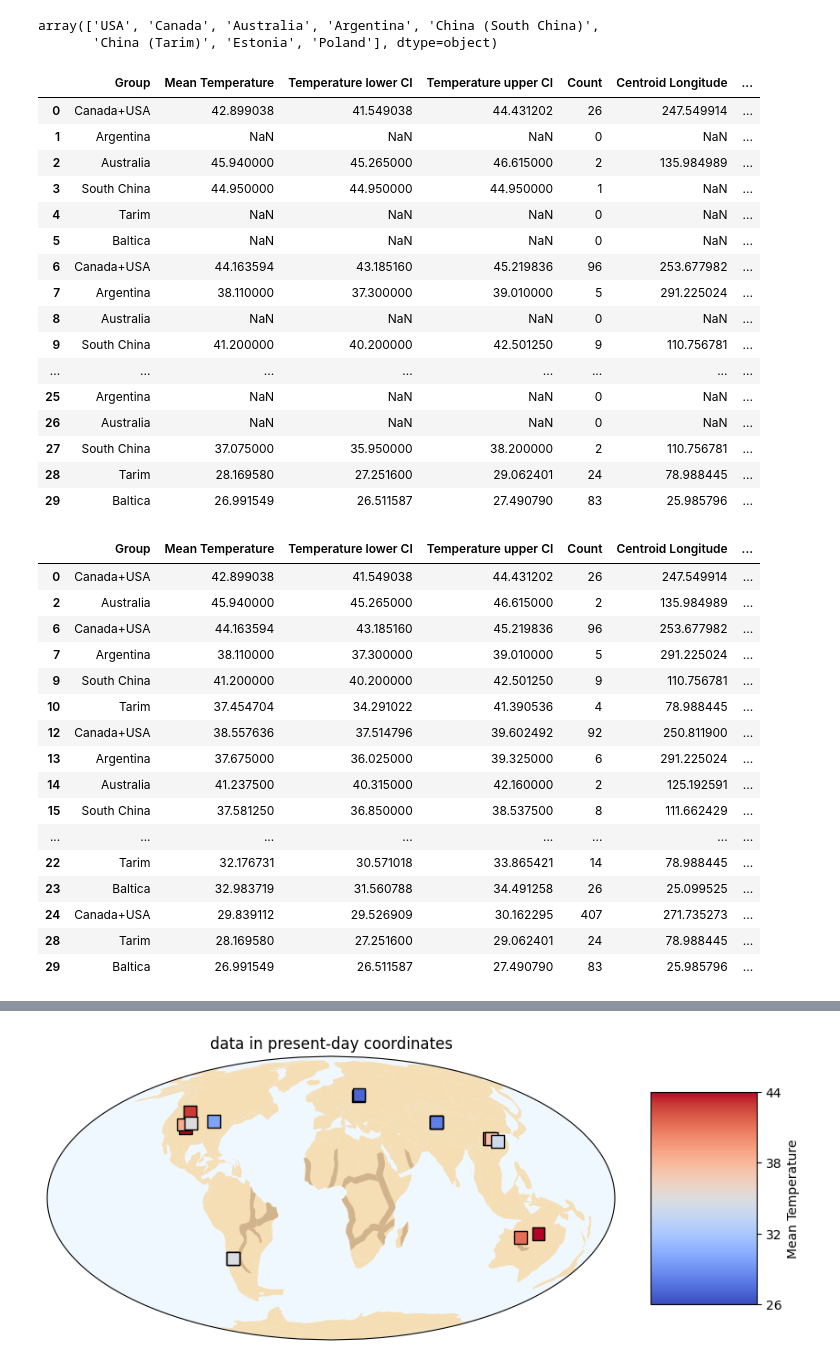
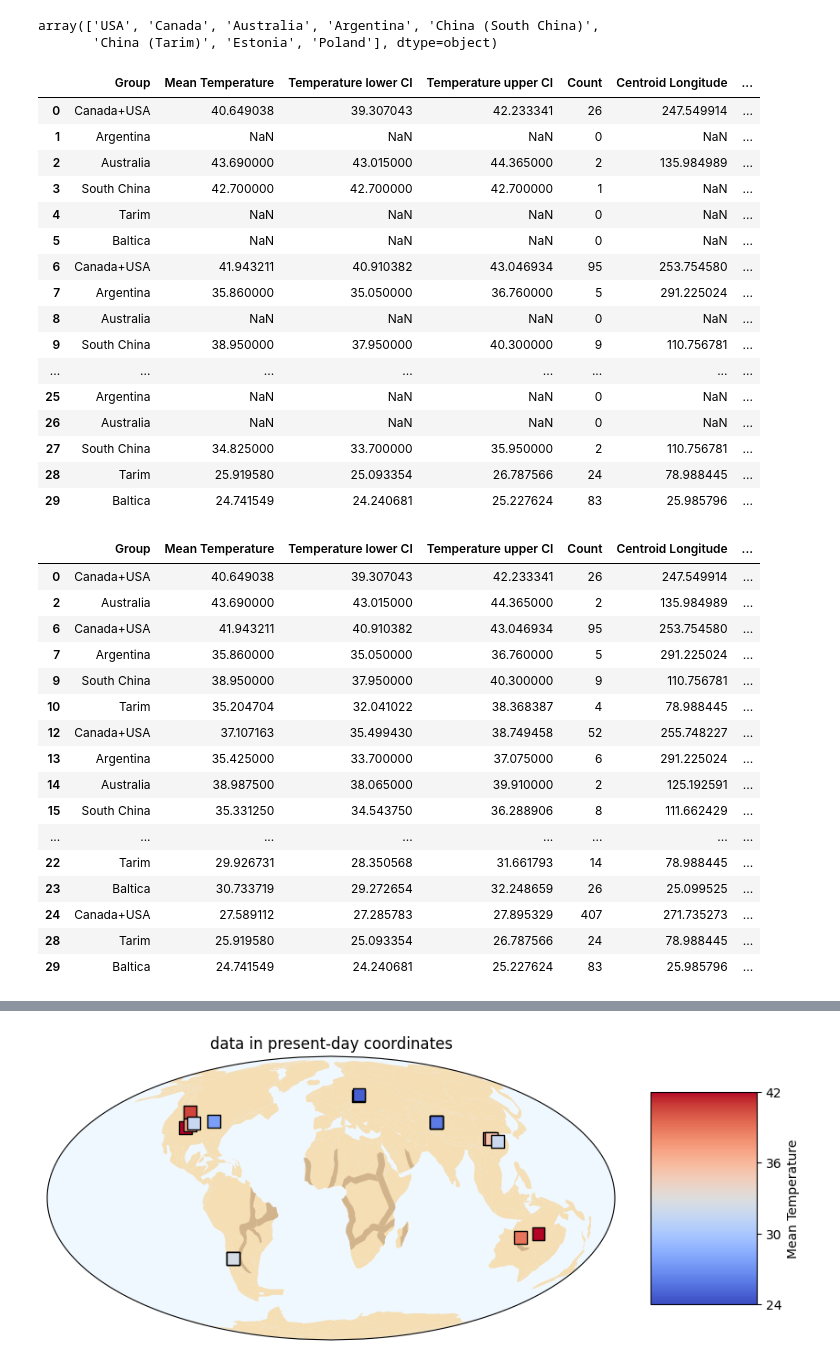
Before and after one commit to Swanson-Hysell-Group/2025_Ordovician_review, a Jupyter notebook: code/paleogeography_arcs_suture_temperatures.ipynb, the cells around one changed output, grey strips where cells are left out. Drawn from its saved outputs; the diff is of its cells as text; code cells hidden in the pictures.

```diff
--- a/code/paleogeography_arcs_suture_temperatures.ipynb
+++ b/code/paleogeography_arcs_suture_temperatures.ipynb
@@ -232,7 +232,7 @@ for t in range(490, 440, -10):
 # %% [markdown]
 ## Average and plot temperature data
 # %%
-conodont_data_table = pd.read_csv('../data/geochemistry/apatite_ord_varsw.csv')
+conodont_data_table = pd.read_csv('../data/geochemistry/apatite_ord_varsw_1_5.csv')
 all_conodont = conodont_data_table[conodont_data_table['d18O'].notna()]
 # %%
 def age_slice(dataframe,age_range_max,age_range_min):
@@ -290,6 +290,7 @@ all_ages = []
 all_age_ranges = []
 
 T_le_d18O_water_1 = []
+T_le_d18O_water_1_5 = []
 T_le_d18O_water_2 = []
 T_le_d18O_water_thiag_h = []
 T_le_d18O_water_thiag_l = []
@@ -302,7 +303,7 @@ for age_range_max, age_range_min in age_ranges:
     # Calculate the mean, count, and centroids for each group
     for group, countries in country_groups.items():
         filtered_df = current_df[current_df['country'].isin(countries)]
-        mean_value, lower_ci, upper_ci = bootstrap_mean_confidence_interval(filtered_df['T_le_d18O_water_1'].values)
+        mean_value, lower_ci, upper_ci = bootstrap_mean_confidence_interval(filtered_df['T_le_d18O_water_1_5'].values)
         T_le_d18O_water_1_mean = np.mean(filtered_df['T_le_d18O_water_1'].values)
         T_le_d18O_water_2_mean = np.mean(filtered_df['T_le_d18O_water_2'].values)
         T_le_d18O_water_thiag_h_mean = np.mean(filtered_df['T_le_d18O_water_thiag_h'].values)
@@ -328,49 +329,49 @@ for age_range_max, age_range_min in age_ranges:
         all_max_ages.append(age_range_max)
         all_ages.append((age_range_max+age_range_min)/2)
         all_age_ranges.append(f"{age_range_min}-{age_range_max}")
         T_le_d18O_water_1.append(T_le_d18O_water_1_mean)
         T_le_d18O_water_2.append(T_le_d18O_water_2_mean)
         T_le_d18O_water_thiag_h.append(T_le_d18O_water_thiag_h_mean)
         T_le_d18O_water_thiag_l.append(T_le_d18O_water_thiag_l_mean)
 
 # Create a DataFrame with the results
 results_df = pd.DataFrame({
     'Group': all_groups,
     'Mean Temperature': all_mean_values,
     'Temperature lower CI': all_lower_ci,
     'Temperature upper CI': all_upper_ci,
     'Count': all_counts,
     'Centroid Longitude': all_centroid_lons,
     'Centroid Latitude': all_centroid_lats,
     'Min Age': all_min_ages,
     'Max Age': all_max_ages,
     'Age': all_ages,
     'Age Range': all_age_ranges,
     'T le d18O water 1': T_le_d18O_water_1,
     'T le d18O water 2': T_le_d18O_water_2,
     'T le d18O water thiag h': T_le_d18O_water_thiag_h,
     'T le d18O water thiag l': T_le_d18O_water_thiag_l
 })
 
 results_df
 # %% [output]
 |  | Group | Mean Temperature | Temperature lower CI | Temperature upper CI | Count | Centroid Longitude | ... |
-| 0 | Canada+USA | 42.899038 | 41.549038 | 44.431202 | 26 | 247.549914 | ... |
+| 0 | Canada+USA | 40.649038 | 39.307043 | 42.233341 | 26 | 247.549914 | ... |
 | 1 | Argentina | NaN | NaN | NaN | 0 | NaN | ... |
-| 2 | Australia | 45.940000 | 45.265000 | 46.615000 | 2 | 135.984989 | ... |
-| 3 | South China | 44.950000 | 44.950000 | 44.950000 | 1 | NaN | ... |
+| 2 | Australia | 43.690000 | 43.015000 | 44.365000 | 2 | 135.984989 | ... |
+| 3 | South China | 42.700000 | 42.700000 | 42.700000 | 1 | NaN | ... |
 | 4 | Tarim | NaN | NaN | NaN | 0 | NaN | ... |
 | 5 | Baltica | NaN | NaN | NaN | 0 | NaN | ... |
-| 6 | Canada+USA | 44.163594 | 43.185160 | 45.219836 | 96 | 253.677982 | ... |
-| 7 | Argentina | 38.110000 | 37.300000 | 39.010000 | 5 | 291.225024 | ... |
+| 6 | Canada+USA | 41.943211 | 40.910382 | 43.046934 | 95 | 253.754580 | ... |
+| 7 | Argentina | 35.860000 | 35.050000 | 36.760000 | 5 | 291.225024 | ... |
 | 8 | Australia | NaN | NaN | NaN | 0 | NaN | ... |
-| 9 | South China | 41.200000 | 40.200000 | 42.501250 | 9 | 110.756781 | ... |
+| 9 | South China | 38.950000 | 37.950000 | 40.300000 | 9 | 110.756781 | ... |
 | ... | ... | ... | ... | ... | ... | ... | ... |
 | 25 | Argentina | NaN | NaN | NaN | 0 | NaN | ... |
 | 26 | Australia | NaN | NaN | NaN | 0 | NaN | ... |
-| 27 | South China | 37.075000 | 35.950000 | 38.200000 | 2 | 110.756781 | ... |
-| 28 | Tarim | 28.169580 | 27.251600 | 29.062401 | 24 | 78.988445 | ... |
-| 29 | Baltica | 26.991549 | 26.511587 | 27.490790 | 83 | 25.985796 | ... |
+| 27 | South China | 34.825000 | 33.700000 | 35.950000 | 2 | 110.756781 | ... |
+| 28 | Tarim | 25.919580 | 25.093354 | 26.787566 | 24 | 78.988445 | ... |
+| 29 | Baltica | 24.741549 | 24.240681 | 25.227624 | 83 | 25.985796 | ... |
 # %%
 temp_results = results_df[
     (results_df['Centroid Latitude'].notna()) &
@@ -383,22 +384,22 @@ temp_results = results_df[
 temp_results
 # %% [output]
 |  | Group | Mean Temperature | Temperature lower CI | Temperature upper CI | Count | Centroid Longitude | ... |
-| 0 | Canada+USA | 42.899038 | 41.549038 | 44.431202 | 26 | 247.549914 | ... |
-| 2 | Australia | 45.940000 | 45.265000 | 46.615000 | 2 | 135.984989 | ... |
-| 6 | Canada+USA | 44.163594 | 43.185160 | 45.219836 | 96 | 253.677982 | ... |
-| 7 | Argentina | 38.110000 | 37.300000 | 39.010000 | 5 | 291.225024 | ... |
-| 9 | South China | 41.200000 | 40.200000 | 42.501250 | 9 | 110.756781 | ... |
-| 10 | Tarim | 37.454704 | 34.291022 | 41.390536 | 4 | 78.988445 | ... |
-| 12 | Canada+USA | 38.557636 | 37.514796 | 39.602492 | 92 | 250.811900 | ... |
-| 13 | Argentina | 37.675000 | 36.025000 | 39.325000 | 6 | 291.225024 | ... |
-| 14 | Australia | 41.237500 | 40.315000 | 42.160000 | 2 | 125.192591 | ... |
-| 15 | South China | 37.581250 | 36.850000 | 38.537500 | 8 | 111.662429 | ... |
+| 0 | Canada+USA | 40.649038 | 39.307043 | 42.233341 | 26 | 247.549914 | ... |
+| 2 | Australia | 43.690000 | 43.015000 | 44.365000 | 2 | 135.984989 | ... |
+| 6 | Canada+USA | 41.943211 | 40.910382 | 43.046934 | 95 | 253.754580 | ... |
+| 7 | Argentina | 35.860000 | 35.050000 | 36.760000 | 5 | 291.225024 | ... |
+| 9 | South China | 38.950000 | 37.950000 | 40.300000 | 9 | 110.756781 | ... |
+| 10 | Tarim | 35.204704 | 32.041022 | 38.368387 | 4 | 78.988445 | ... |
+| 12 | Canada+USA | 37.107163 | 35.499430 | 38.749458 | 52 | 255.748227 | ... |
+| 13 | Argentina | 35.425000 | 33.700000 | 37.075000 | 6 | 291.225024 | ... |
+| 14 | Australia | 38.987500 | 38.065000 | 39.910000 | 2 | 125.192591 | ... |
+| 15 | South China | 35.331250 | 34.543750 | 36.288906 | 8 | 111.662429 | ... |
 | ... | ... | ... | ... | ... | ... | ... | ... |
-| 22 | Tarim | 32.176731 | 30.571018 | 33.865421 | 14 | 78.988445 | ... |
-| 23 | Baltica | 32.983719 | 31.560788 | 34.491258 | 26 | 25.099525 | ... |
-| 24 | Canada+USA | 29.839112 | 29.526909 | 30.162295 | 407 | 271.735273 | ... |
-| 28 | Tarim | 28.169580 | 27.251600 | 29.062401 | 24 | 78.988445 | ... |
-| 29 | Baltica | 26.991549 | 26.511587 | 27.490790 | 83 | 25.985796 | ... |
+| 22 | Tarim | 29.926731 | 28.350568 | 31.661793 | 14 | 78.988445 | ... |
+| 23 | Baltica | 30.733719 | 29.272654 | 32.248659 | 26 | 25.099525 | ... |
+| 24 | Canada+USA | 27.589112 | 27.285783 | 27.895329 | 407 | 271.735273 | ... |
+| 28 | Tarim | 25.919580 | 25.093354 | 26.787566 | 24 | 78.988445 | ... |
+| 29 | Baltica | 24.741549 | 24.240681 | 25.227624 | 83 | 25.985796 | ... |
 # %%
 def reconstruct_points(results_df, rotation_model_path, static_polygons_path, reconstruction_time, output_shapefile):
     """
```
Also changed, not shown: parts of 7 cells of this notebook, 3 other files.
